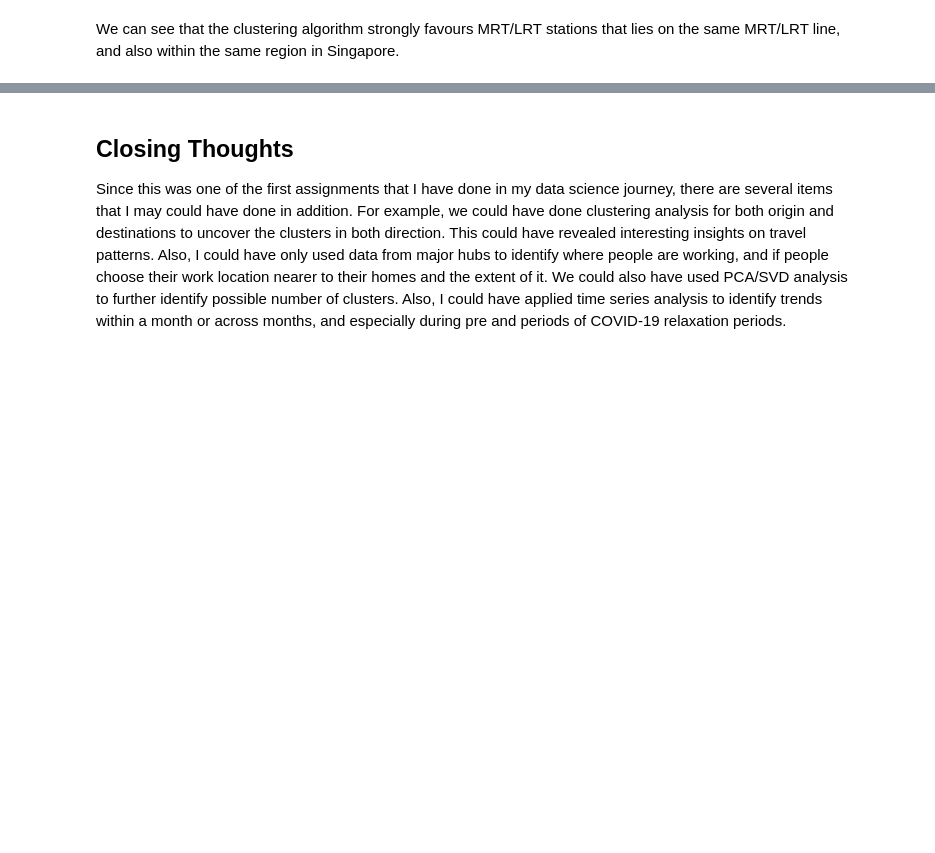
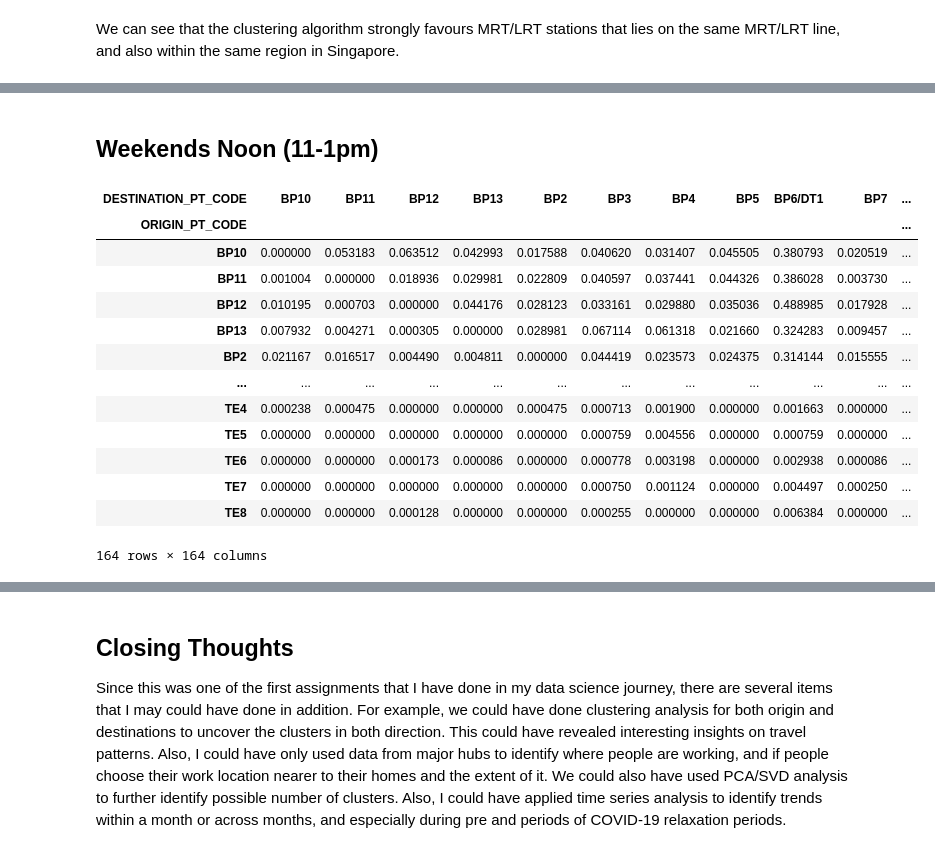
Before and after one commit to Calamin3/hello, a Jupyter notebook: _notebooks/2022-08-21-ODMatrix.ipynb, the cells around one changed output, grey strips where cells are left out. Drawn from its saved outputs; the diff is of its cells as text; code cells hidden in the pictures; blank space fills up the shorter version.

```diff
--- a/_notebooks/2022-08-21-ODMatrix.ipynb
+++ b/_notebooks/2022-08-21-ODMatrix.ipynb
@@ -300,0 +433,2 @@ We can see that the clustering algorithm strongly favours MRT/LRT stations that
+# %% [markdown]
+## Weekends Noon (11-1pm)
@@ -300,0 +439,26 @@ We can see that the clustering algorithm strongly favours MRT/LRT stations that
+# %%
+#collapse_output
+# To transform and find out the total_trips per pair as a pct of trips by the sum of trips from each origin station
+
+weekend_peak.groupby('ORIGIN_PT_CODE')['TOTAL_TRIPS'].transform('sum')
+weekend_peak['sum_total_trips_origin']=weekend_peak.groupby('ORIGIN_PT_CODE')['TOTAL_TRIPS'].transform('sum')
+weekend_peak['pct_trips_sum_origin']=weekend_peak['TOTAL_TRIPS']/weekend_peak['sum_total_trips_origin']
+
+#Creating OD matrix with origins as rows and destinations as columns, values as the normalised trips by origin
+od_weekend_mat = weekend_peak.pivot(index='ORIGIN_PT_CODE',columns='DESTINATION_PT_CODE',values='pct_trips_sum_origin').fillna(0)
+od_weekend_mat
+# %% [output]
+| DESTINATION_PT_CODE | BP10 | BP11 | BP12 | BP13 | BP2 | BP3 | BP4 | BP5 | BP6/DT1 | BP7 | ... |
+| ORIGIN_PT_CODE |  |  |  |  |  |  |  |  |  |  | ... |
+| BP10 | 0.000000 | 0.053183 | 0.063512 | 0.042993 | 0.017588 | 0.040620 | 0.031407 | 0.045505 | 0.380793 | 0.020519 | ... |
+| BP11 | 0.001004 | 0.000000 | 0.018936 | 0.029981 | 0.022809 | 0.040597 | 0.037441 | 0.044326 | 0.386028 | 0.003730 | ... |
+| BP12 | 0.010195 | 0.000703 | 0.000000 | 0.044176 | 0.028123 | 0.033161 | 0.029880 | 0.035036 | 0.488985 | 0.017928 | ... |
+| BP13 | 0.007932 | 0.004271 | 0.000305 | 0.000000 | 0.028981 | 0.067114 | 0.061318 | 0.021660 | 0.324283 | 0.009457 | ... |
+| BP2 | 0.021167 | 0.016517 | 0.004490 | 0.004811 | 0.000000 | 0.044419 | 0.023573 | 0.024375 | 0.314144 | 0.015555 | ... |
+| ... | ... | ... | ... | ... | ... | ... | ... | ... | ... | ... | ... |
+| TE4 | 0.000238 | 0.000475 | 0.000000 | 0.000000 | 0.000475 | 0.000713 | 0.001900 | 0.000000 | 0.001663 | 0.000000 | ... |
+| TE5 | 0.000000 | 0.000000 | 0.000000 | 0.000000 | 0.000000 | 0.000759 | 0.004556 | 0.000000 | 0.000759 | 0.000000 | ... |
+| TE6 | 0.000000 | 0.000000 | 0.000173 | 0.000086 | 0.000000 | 0.000778 | 0.003198 | 0.000000 | 0.002938 | 0.000086 | ... |
+| TE7 | 0.000000 | 0.000000 | 0.000000 | 0.000000 | 0.000000 | 0.000750 | 0.001124 | 0.000000 | 0.004497 | 0.000250 | ... |
+| TE8 | 0.000000 | 0.000000 | 0.000128 | 0.000000 | 0.000000 | 0.000255 | 0.000000 | 0.000000 | 0.006384 | 0.000000 | ... |
+164 rows × 164 columns
```
Also changed, not shown: parts of 19 cells of this notebook, 4 other files.
